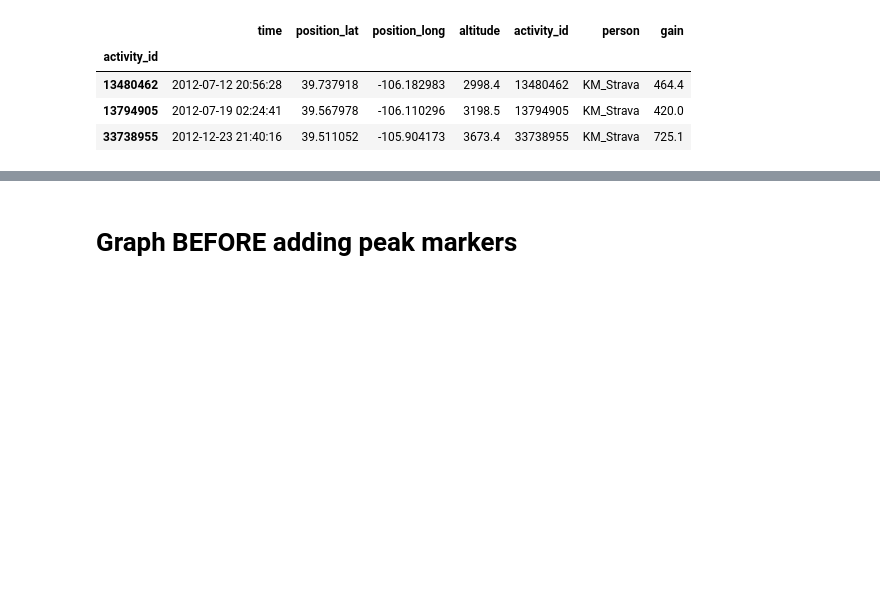
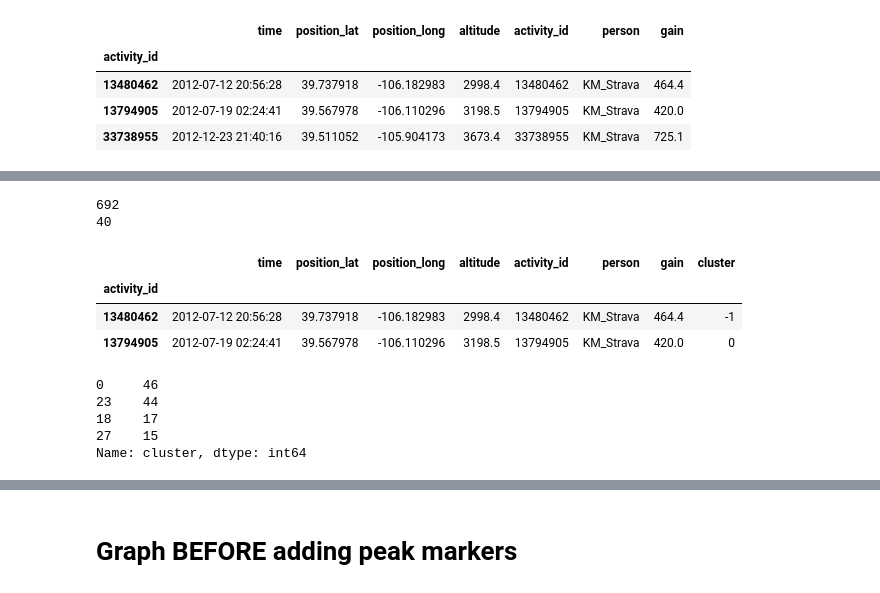
Before and after one commit to HilarySHayes/Capstone2, a Jupyter notebook: notebooks/Peak_Clustering.ipynb, the cells around one changed output, grey strips where cells are left out. Saved outputs shown, nothing was run; the diff lists cells and outputs as text; code cells hidden in the pictures; blank space fills up the shorter version.

Commit message:
Working script to graph cluster peak paths for an athlete

```diff
--- a/notebooks/Peak_Clustering.ipynb
+++ b/notebooks/Peak_Clustering.ipynb
@@ -12,10 +12,10 @@ import pandas as pd
 from sklearn.cluster import DBSCAN
 from sklearn.preprocessing import MinMaxScaler, StandardScaler
 # %%
-def max_altitude(grp):
-    index = grp['altitude'].idxmax()
-    diff = grp['altitude'].max() - grp['altitude'].min()
-    highest_pt = grp.loc[index]
+def max_altitude(act):
+    index = act['altitude'].idxmax()
+    diff = act['altitude'].max() - act['altitude'].min()
+    highest_pt = act.loc[index]
     highest_pt['gain'] = diff
     return highest_pt
 # %%
@@ -260,0 +235,30 @@ plot_multiple_clusters(person_df, peaks_locations, central_lat, central_long, co
+# %%
+person = "KM_Strava"
+person_df = pd.read_parquet(f"../data/{person}/df.parquet")
+peaks = peak_detector(person_df, 400)
+print(peaks.shape[0])
+peaks = peaks.dropna(subset=['position_lat', 'position_long']) #WORK ON THIS
+epsilon = 0.0005 #0.005
+clustering = DBSCAN(eps=epsilon, metric='haversine', min_samples=2).fit(peaks[['position_lat', 'position_long']])
+peaks['cluster'] = clustering.labels_
+most_freq = peaks['cluster'].value_counts().sort_values(ascending=False)
+cluster_series = most_freq[most_freq.index != -1]
+print(len(cluster_series))
+# %% [output]
+692
+40
+# %%
+peaks.head(2)
+# %% [output]
+|  | time | position_lat | position_long | altitude | activity_id | person | gain | cluster |
+| activity_id |  |  |  |  |  |  |  |  |
+| 13480462 | 2012-07-12 20:56:28 | 39.737918 | -106.182983 | 2998.4 | 13480462 | KM_Strava | 464.4 | -1 |
+| 13794905 | 2012-07-19 02:24:41 | 39.567978 | -106.110296 | 3198.5 | 13794905 | KM_Strava | 420.0 | 0 |
+# %%
+cluster_series.head(4)
+# %% [output]
+0     46
+23    44
+18    17
+27    15
+Name: cluster, dtype: int64
```
Also changed, not shown: parts of 2 cells of this notebook, 1 other file.
